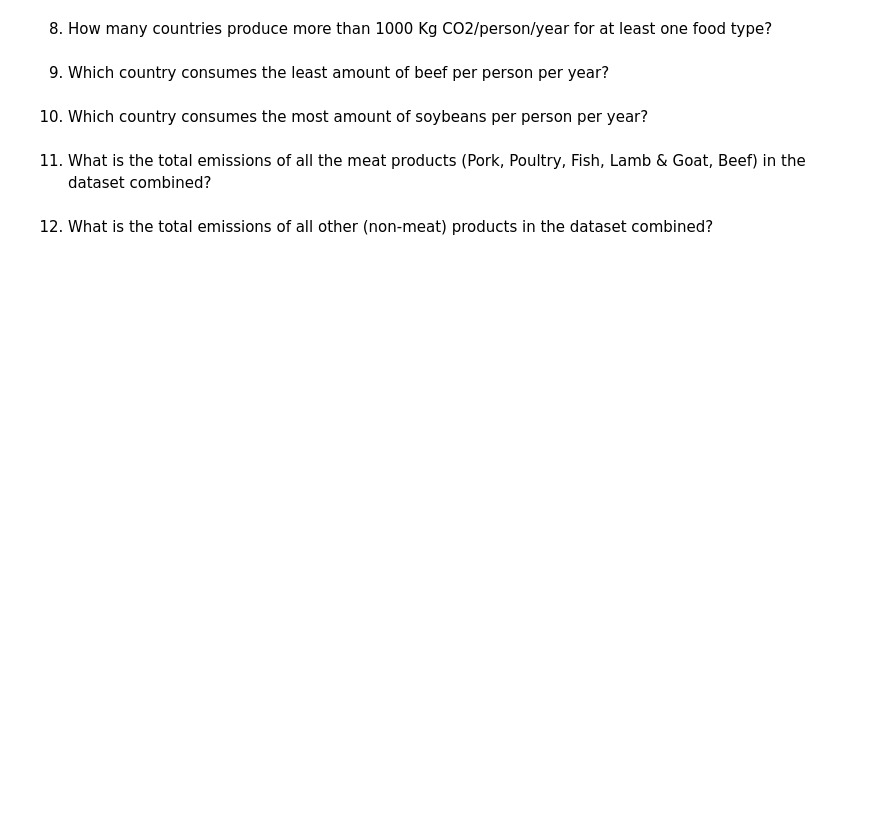
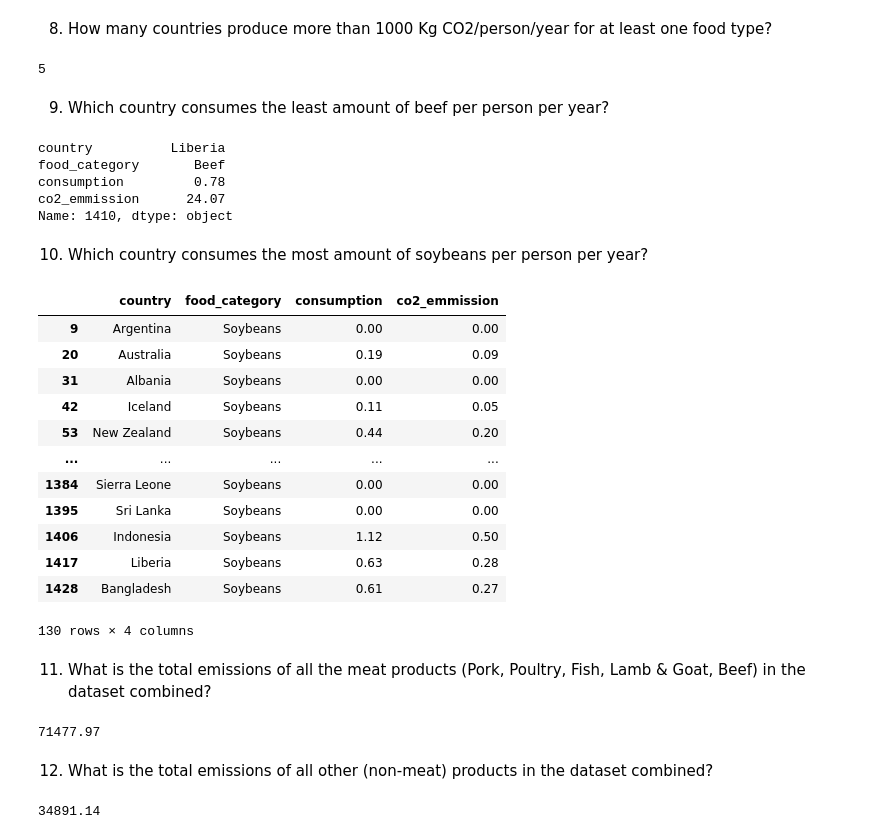
Before and after one commit to RayirthSoni/EDA-Practise, a Jupyter notebook: Code/tomas-beuzen-practise.ipynb, the cells around one changed output. Saved outputs shown, nothing was run; the diff lists cells and outputs as text; code cells hidden in the pictures; blank space fills up the shorter version.

```diff
--- a/Code/tomas-beuzen-practise.ipynb
+++ b/Code/tomas-beuzen-practise.ipynb
@@ -477,6 +477,6 @@ import pandas as pd
 # %% [markdown]
 2. Import the dataset as a dataframe named df from this url: https://raw.githubusercontent.com/rfordatascience/tidytuesday/master/data/2020/2020-02-18/food_consumption.csv
 # %%
-df = pd.read_csv(f'')
+df = pd.read_csv(r'Data/food_consumption.csv')
 # %% [markdown]
 3. How many rows and columns are there in the dataframe?
@@ -491,10 +521,47 @@ df = pd.read_csv(f'')
 # %% [markdown]
 8. How many countries produce more than 1000 Kg CO2/person/year for at least one food type?
+# %%
+df[df["co2_emmission"] > 1000]["country"].nunique()
+# %% [output]
+5
 # %% [markdown]
 9. Which country consumes the least amount of beef per person per year?
+# %%
+df.iloc[df[df["food_category"] == "Beef"]['consumption'].idxmin()]
+# %% [output]
+country          Liberia
+food_category       Beef
+consumption         0.78
+co2_emmission      24.07
+Name: 1410, dtype: object
 # %% [markdown]
 10. Which country consumes the most amount of soybeans per person per year?
+# %%
+df[df['food_category'] == 'Soybeans']
+# %% [output]
+|  | country | food_category | consumption | co2_emmission |
+| 9 | Argentina | Soybeans | 0.00 | 0.00 |
+| 20 | Australia | Soybeans | 0.19 | 0.09 |
+| 31 | Albania | Soybeans | 0.00 | 0.00 |
+| 42 | Iceland | Soybeans | 0.11 | 0.05 |
+| 53 | New Zealand | Soybeans | 0.44 | 0.20 |
+| ... | ... | ... | ... | ... |
+| 1384 | Sierra Leone | Soybeans | 0.00 | 0.00 |
+| 1395 | Sri Lanka | Soybeans | 0.00 | 0.00 |
+| 1406 | Indonesia | Soybeans | 1.12 | 0.50 |
+| 1417 | Liberia | Soybeans | 0.63 | 0.28 |
+| 1428 | Bangladesh | Soybeans | 0.61 | 0.27 |
+130 rows × 4 columns
 # %% [markdown]
 11. What is the total emissions of all the meat products (Pork, Poultry, Fish, Lamb & Goat, Beef) in the dataset combined?
+# %%
+food_categories = ['Pork','Polutry','Fish','Lamb & Goat','Beef']
+df[df['food_category'].isin(food_categories)]['co2_emmission'].sum()
+# %% [output]
+71477.97
 # %% [markdown]
 12. What is the total emissions of all other (non-meat) products in the dataset combined?
+# %%
+df[~df['food_category'].isin(food_categories)]['co2_emmission'].sum()
+# %% [output]
+34891.14
```
Also changed, not shown: parts of 6 cells of this notebook.
